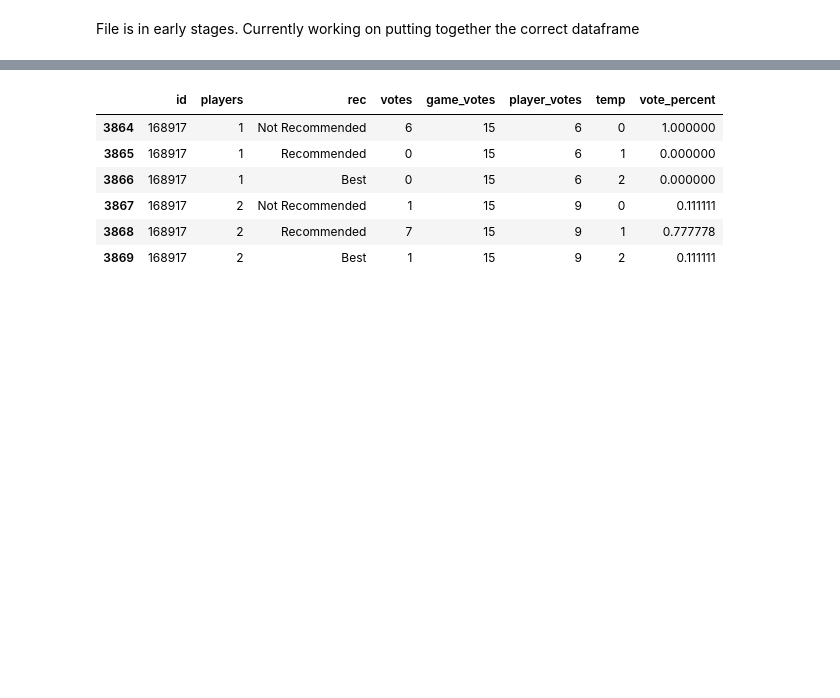
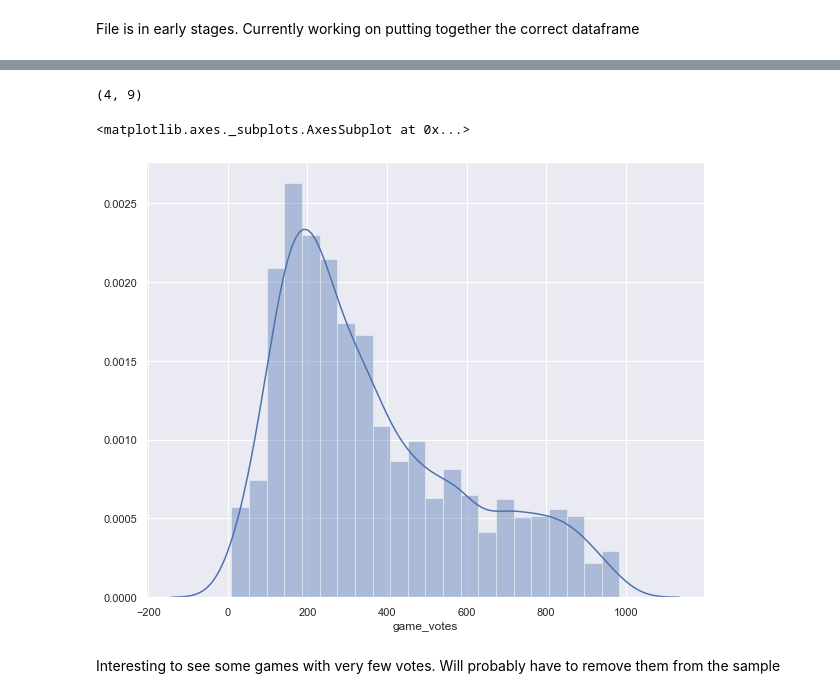
Before and after one commit to MarshallKrakauer/BGGAnalysis, a Jupyter notebook: PlayerCounts.ipynb, the cells around one changed output, grey strips where cells are left out. Cells and saved outputs as stored; diff of their text form; code cells hidden in the pictures; blank space fills up the shorter version.

```diff
--- a/PlayerCounts.ipynb
+++ b/PlayerCounts.ipynb
@@ -82,11 +84,13 @@ result_df[result_df['id'] == '246192']
-# %%
-# Checking how few votes a game might have
-result_df[result_df['game_votes'] == result_df['game_votes'].min()]
-# %% [output]
-|  | id | players | rec | votes | game_votes | player_votes | temp | vote_percent |
-| 3864 | 168917 | 1 | Not Recommended | 6 | 15 | 6 | 0 | 1.000000 |
-| 3865 | 168917 | 1 | Recommended | 0 | 15 | 6 | 1 | 0.000000 |
-| 3866 | 168917 | 1 | Best | 0 | 15 | 6 | 2 | 0.000000 |
-| 3867 | 168917 | 2 | Not Recommended | 1 | 15 | 9 | 0 | 0.111111 |
-| 3868 | 168917 | 2 | Recommended | 7 | 15 | 9 | 1 | 0.777778 |
-| 3869 | 168917 | 2 | Best | 1 | 15 | 9 | 2 | 0.111111 |
+# %%
+result_df['player_votes'].min(), result_df['game_votes'].min()
+# %% [output]
+(4, 9)
+# %%
+df_for_visual = result_df.drop_duplicates(subset =['id','players'])
+df_for_visual = df_for_visual[df_for_visual['game_votes'] < 1000]
+sns.distplot(df_for_visual['game_votes'])
+# %% [output]
+<matplotlib.axes._subplots.AxesSubplot at 0x...>
+[figure, added]
+# %% [markdown]
+Interesting to see some games with very few votes. Will probably have to remove them from the sample
```
Also changed, not shown: parts of 14 cells of this notebook.
